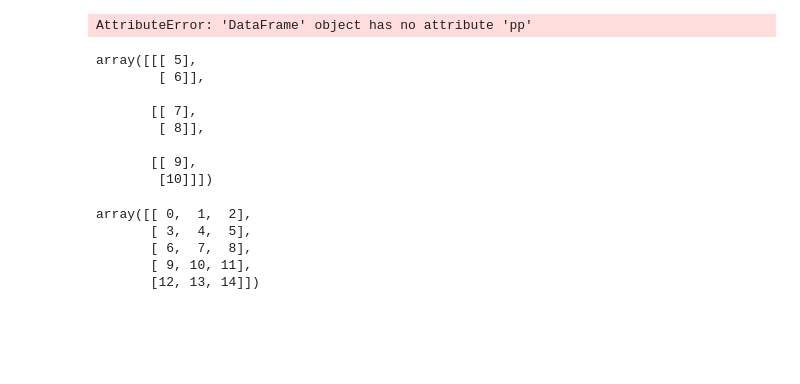
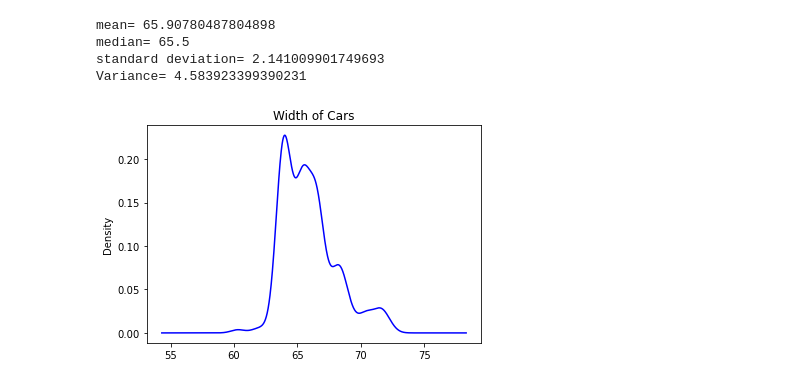
Before and after one commit to Mohebhanyauc/DSC2spring2022, a Jupyter notebook: Assignment 1 .ipynb, the cells around one changed output. Cells and saved outputs as stored; diff of their text form; code cells hidden in the pictures; blank space fills up the shorter version.

```diff
--- a/Assignment 1 .ipynb
+++ b/Assignment 1 .ipynb
@@ -95,17 +71,0 @@ sns.heatmap(cormat, annot=True)
-# %%
-pp = df[['pc','battery_power','ram']].pp
-sns.heatmap(pp, annot = True)
-# %% [output]
-AttributeError: 'DataFrame' object has no attribute 'pp'
-# %%
-a = np.array([[[5],[6]],[[7],[8]],[[9],[10]]])
-a
-# %% [output]
-array([[[ 5],
-        [ 6]],
-
-       [[ 7],
-        [ 8]],
-
-       [[ 9],
-        [10]]])
@@ -114,8 +72,13 @@ b = np.arange(15)
-# %%
-b.reshape(5,3)
-# %% [output]
-array([[ 0,  1,  2],
-       [ 3,  4,  5],
-       [ 6,  7,  8],
-       [ 9, 10, 11],
-       [12, 13, 14]])
+# %%
+df.carwidth.plot.density(color='blue', title='Width of Cars')
+plt.show
+print('mean=',df['carwidth'].mean())
+print('median=',df['carwidth'].median())
+print('standard deviation=',df['carwidth'].std())
+print('Variance=',df['carwidth'].var())
+# %% [output]
+mean= 65.90780487804898
+median= 65.5
+standard deviation= 2.141009901749693
+Variance= 4.583923399390231
+[figure, added]
```
Also changed, not shown: parts of 76 cells of this notebook, 2 other files.
